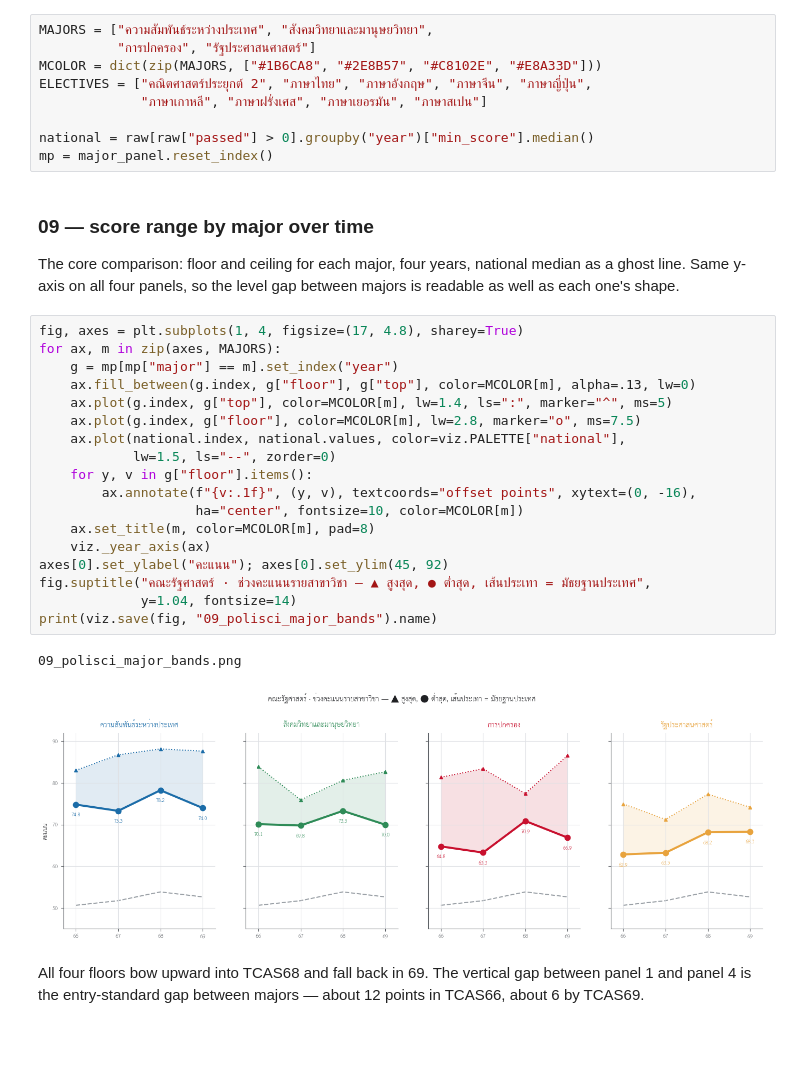
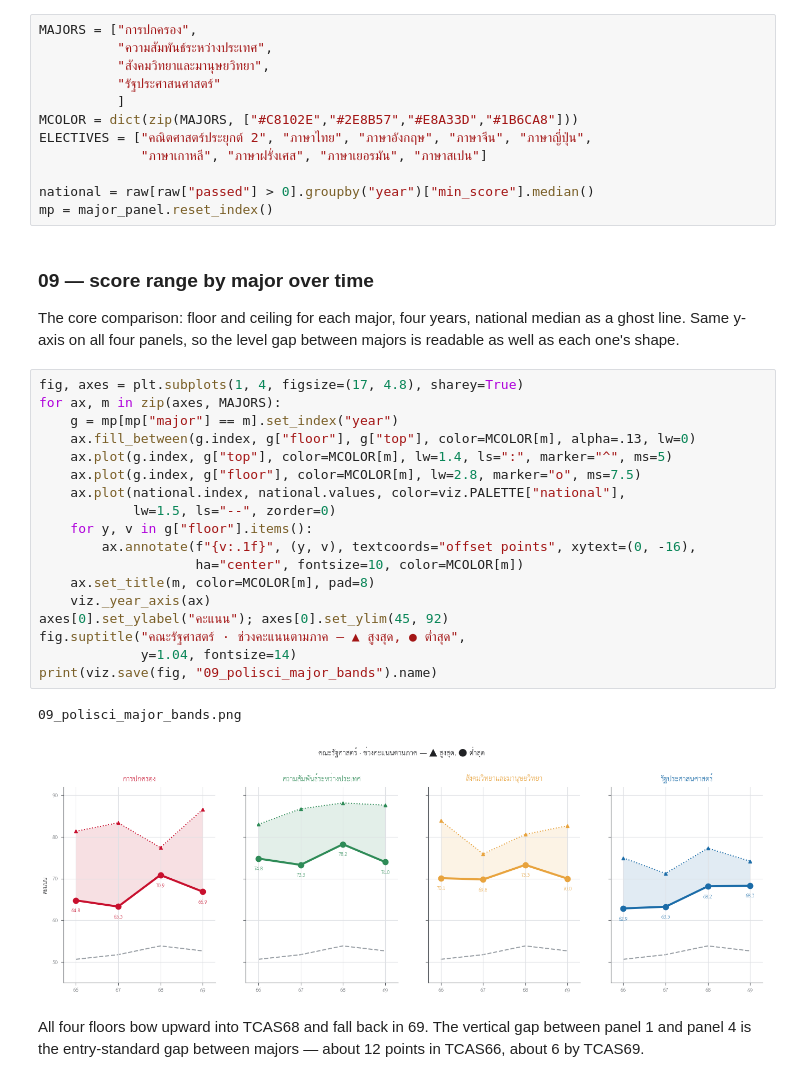
Before and after one commit to k-b-studio/tcas66-69, a Jupyter notebook: nb/06_polisci.ipynb, the cells around one changed output. Saved outputs shown, nothing was run; the diff lists cells and outputs as text; blank space fills up the shorter version.

```diff
--- a/nb/06_polisci.ipynb
+++ b/nb/06_polisci.ipynb
@@ -545,9 +544,12 @@ faculty containing a restructured program needs the same check.
 ---
 ## 9. Figures
 # %%
-MAJORS = ["ความสัมพันธ์ระหว่างประเทศ", "สังคมวิทยาและมานุษยวิทยา",
-          "การปกครอง", "รัฐประศาสนศาสตร์"]
-MCOLOR = dict(zip(MAJORS, ["#1B6CA8", "#2E8B57", "#C8102E", "#E8A33D"]))
+MAJORS = ["การปกครอง",
+          "ความสัมพันธ์ระหว่างประเทศ",
+          "สังคมวิทยาและมานุษยวิทยา",
+          "รัฐประศาสนศาสตร์"
+          ]
+MCOLOR = dict(zip(MAJORS, ["#C8102E","#2E8B57","#E8A33D","#1B6CA8"]))
 ELECTIVES = ["คณิตศาสตร์ประยุกต์ 2", "ภาษาไทย", "ภาษาอังกฤษ", "ภาษาจีน", "ภาษาญี่ปุ่น",
              "ภาษาเกาหลี", "ภาษาฝรั่งเศส", "ภาษาเยอรมัน", "ภาษาสเปน"]
 
@@ -562,24 +564,24 @@ majors is readable as well as each one's shape.
 # %%
 fig, axes = plt.subplots(1, 4, figsize=(17, 4.8), sharey=True)
 for ax, m in zip(axes, MAJORS):
     g = mp[mp["major"] == m].set_index("year")
     ax.fill_between(g.index, g["floor"], g["top"], color=MCOLOR[m], alpha=.13, lw=0)
     ax.plot(g.index, g["top"], color=MCOLOR[m], lw=1.4, ls=":", marker="^", ms=5)
     ax.plot(g.index, g["floor"], color=MCOLOR[m], lw=2.8, marker="o", ms=7.5)
     ax.plot(national.index, national.values, color=viz.PALETTE["national"],
             lw=1.5, ls="--", zorder=0)
     for y, v in g["floor"].items():
         ax.annotate(f"{v:.1f}", (y, v), textcoords="offset points", xytext=(0, -16),
                     ha="center", fontsize=10, color=MCOLOR[m])
     ax.set_title(m, color=MCOLOR[m], pad=8)
     viz._year_axis(ax)
 axes[0].set_ylabel("คะแนน"); axes[0].set_ylim(45, 92)
-fig.suptitle("คณะรัฐศาสตร์ · ช่วงคะแนนรายสาขาวิชา — ▲ สูงสุด, ● ต่ำสุด, เส้นประเทา = มัธยฐานประเทศ",
+fig.suptitle("คณะรัฐศาสตร์ · ช่วงคะแนนตามภาค — ▲ สูงสุด, ● ต่ำสุด",
              y=1.04, fontsize=14)
 print(viz.save(fig, "09_polisci_major_bands").name)
 # %% [output]
 09_polisci_major_bands.png
-[figure, old version]
+[figure, new version]
 # %% [markdown]
 All four floors bow upward into TCAS68 and fall back in 69. The vertical gap
 between panel 1 and panel 4 is the entry-standard gap between majors — about 12
```
Also changed, not shown: parts of 7 cells of this notebook, 5 other files.
